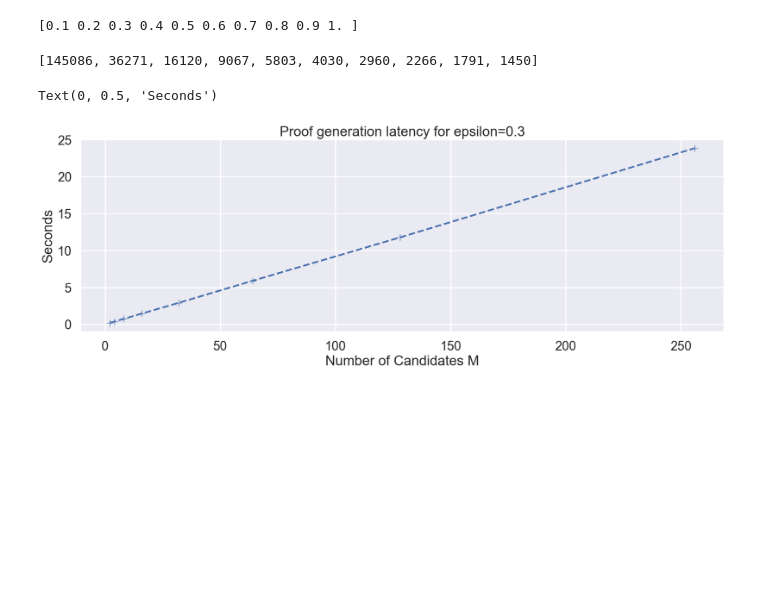
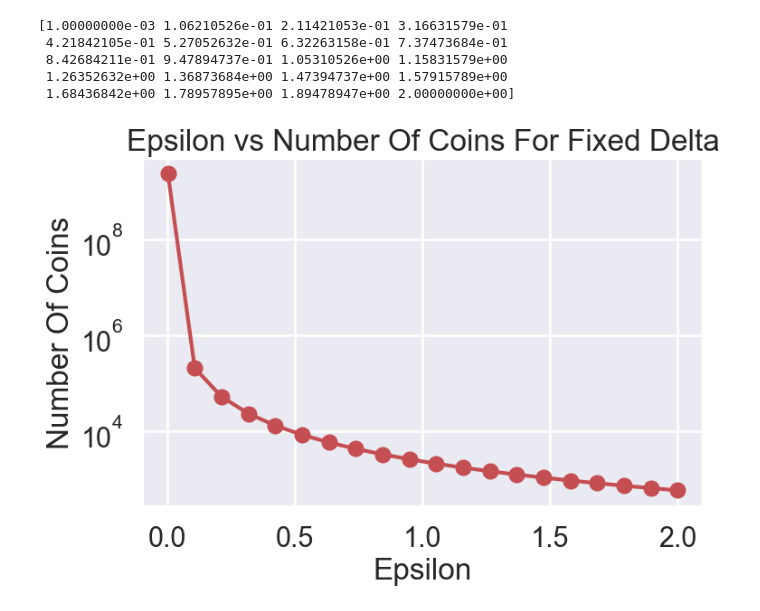
Before and after one commit to abiswas3/Verifiable-Differential-Privacy, a Jupyter notebook: scripts_for_paper/PlotsForPaper.ipynb, the cells around one changed output. Cells and saved outputs as stored; diff of their text form; code cells hidden in the pictures; blank space fills up the shorter version.

```diff
--- a/scripts_for_paper/PlotsForPaper.ipynb
+++ b/scripts_for_paper/PlotsForPaper.ipynb
@@ -78,8 +78,17 @@ ax.set_yscale('log')
 # %%
-delta = 10**-6
-EPSILONS = np.linspace(0.1, 1, 10)
+delta = 10**-10
+EPSILONS = np.linspace(0.001, 2, 20)
 print(EPSILONS)
-[int((100/epsilon**2)*(np.log(2/delta))) for epsilon in EPSILONS]
+s = pd.Series({epsilon: int((100/epsilon**2)*(np.log(2/delta))) for epsilon in EPSILONS})
+ax = s.plot(figsize=(8,5), style=['o-','o-','*-'], color='r')
+ax.set_title('Epsilon vs Number Of Coins For Fixed Delta')
+ax.set_xlabel('Epsilon')
+ax.set_ylabel('Number Of Coins')
+ax.set_yscale('log')
 # %% [output]
-[0.1 0.2 0.3 0.4 0.5 0.6 0.7 0.8 0.9 1. ]
+[1.00000000e-03 1.06210526e-01 2.11421053e-01 3.16631579e-01
+ 4.21842105e-01 5.27052632e-01 6.32263158e-01 7.37473684e-01
+ 8.42684211e-01 9.47894737e-01 1.05310526e+00 1.15831579e+00
+ 1.26352632e+00 1.36873684e+00 1.47394737e+00 1.57915789e+00
+ 1.68436842e+00 1.78957895e+00 1.89478947e+00 2.00000000e+00]
-[145086, 36271, 16120, 9067, 5803, 4030, 2960, 2266, 1791, 1450]
+[figure, added]
@@ -108,9 +94,0 @@ noise_gen_time = {k: v/10**6 for k, v in noise_gen_time.items()}
-# %%
-ax = pd.Series(noise_gen_time).plot(figsize=(20, 6),  style=['+--','o-','*-'])
-ax.set_title('Proof generation latency for epsilon=0.3')
-ax.set_xlabel('Number of Candidates M')
-ax.set_ylabel('Seconds')
-# ax.set_yscale('log')
-# %% [output]
-Text(0, 0.5, 'Seconds')
-[figure, removed]
```
Also changed, not shown: parts of 5 cells of this notebook, 4 other files.
